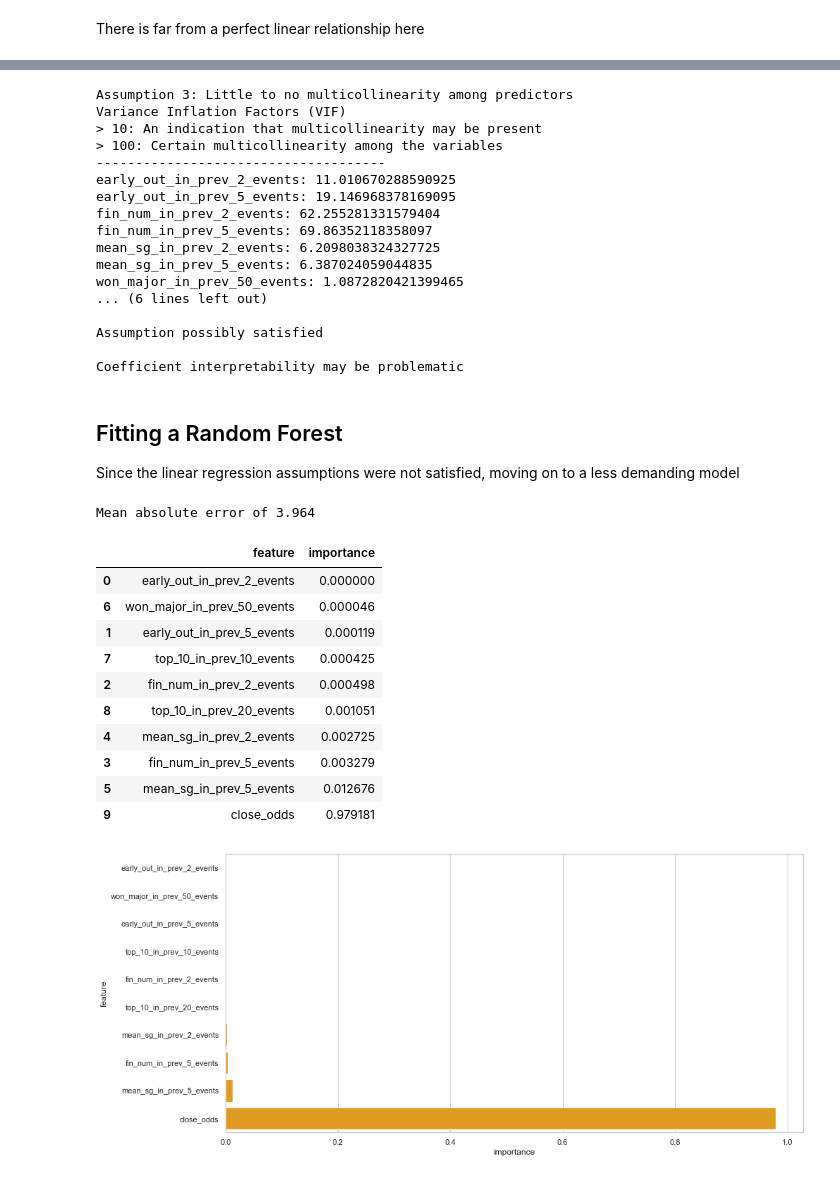
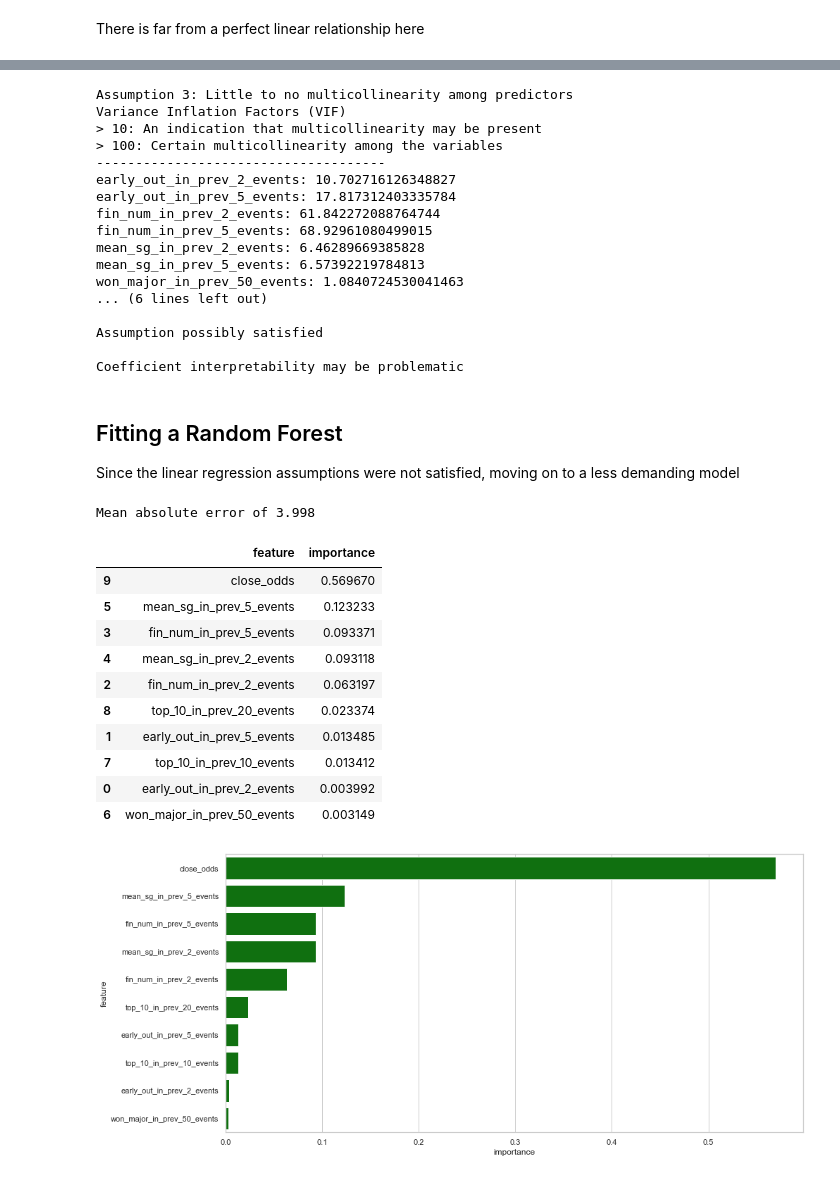
Before and after one commit to mtodisco10/data-golf, a Jupyter notebook: notebooks/Feature Eng & Training.ipynb, the cells around one changed output, grey strips where cells are left out. Cells and saved outputs as stored; diff of their text form; code cells hidden in the pictures.

Commit message:
Filling in missing odds data

```diff
--- a/notebooks/Feature Eng & Training.ipynb
+++ b/notebooks/Feature Eng & Training.ipynb
@@ -50,6 +54,14 @@ max_fin_dict = scores.groupby('year_event_id')['fin_num'].max().to_dict()
 scores['fin_num'] = np.where(scores.fin_text.isin(early_outs),
                              scores.year_event_id.map(max_fin_dict),
                              scores.fin_num)
+# %%
+#Filling in NULL close odds with avg per golfer
+mean_close_odds_per_golfer_dict = scores.groupby('dg_id')['close_odds'].mean().to_dict()
+scores['close_odds'] = np.where(pd.isnull(scores.close_odds),
+                                 scores.dg_id.map(mean_close_odds_per_golfer_dict),
+                                scores.close_odds)
+
+scores['close_odds'] = scores['close_odds'].fillna(scores.close_odds.quantile(.75))
 # %%
 #Creating a unique year/event/golfer identifier
 scores['year_event_golfer'] = (scores['year'].astype(str) +
@@ -291,13 +374,13 @@ Variance Inflation Factors (VIF)
 > 10: An indication that multicollinearity may be present
 > 100: Certain multicollinearity among the variables
 -------------------------------------
-early_out_in_prev_2_events: 11.010670288590925
-early_out_in_prev_5_events: 19.146968378169095
-fin_num_in_prev_2_events: 62.255281331579404
-fin_num_in_prev_5_events: 69.86352118358097
-mean_sg_in_prev_2_events: 6.2098038324327725
-mean_sg_in_prev_5_events: 6.387024059044835
-won_major_in_prev_50_events: 1.0872820421399465
+early_out_in_prev_2_events: 10.702716126348827
+early_out_in_prev_5_events: 17.817312403335784
+fin_num_in_prev_2_events: 61.842272088764744
+fin_num_in_prev_5_events: 68.92961080499015
+mean_sg_in_prev_2_events: 6.46289669385828
+mean_sg_in_prev_5_events: 6.57392219784813
+won_major_in_prev_50_events: 1.0840724530041463
 ... (6 lines left out)
 
 Assumption possibly satisfied
@@ -308,7 +391,7 @@ Coefficient interpretability may be problematic
 Since the linear regression assumptions were not satisfied, moving on to a less demanding model
 # %%
 #Instantiate a Random Forest for Regression
-rf = RandomForestRegressor(n_estimators=200, min_samples_split=2, max_depth=3)
+rf = RandomForestRegressor(n_estimators=300, min_samples_split=4, max_depth=10)
 
 #Split the data into training and testing
 X_train, X_test, y_train, y_test = train_test_split(X, y, test_size = .25, random_state = 42)
@@ -322,29 +405,29 @@ preds = rf.predict(X_test)
 mae = mean_absolute_error(y_test, preds).round(3)
 print(f'Mean absolute error of {mae}')
 # %% [output]
-Mean absolute error of 3.964
+Mean absolute error of 3.998
 # %%
 feat_imp_df = (pd.DataFrame({'feature': X_train.columns, 'importance': rf.feature_importances_})
-               .sort_values('importance')
+               .sort_values('importance', ascending=False)
               )
 # %%
 feat_imp_df
 # %% [output]
 |  | feature | importance |
-| 0 | early_out_in_prev_2_events | 0.000000 |
-| 6 | won_major_in_prev_50_events | 0.000046 |
-| 1 | early_out_in_prev_5_events | 0.000119 |
-| 7 | top_10_in_prev_10_events | 0.000425 |
-| 2 | fin_num_in_prev_2_events | 0.000498 |
-| 8 | top_10_in_prev_20_events | 0.001051 |
-| 4 | mean_sg_in_prev_2_events | 0.002725 |
-| 3 | fin_num_in_prev_5_events | 0.003279 |
-| 5 | mean_sg_in_prev_5_events | 0.012676 |
-| 9 | close_odds | 0.979181 |
+| 9 | close_odds | 0.569670 |
+| 5 | mean_sg_in_prev_5_events | 0.123233 |
+| 3 | fin_num_in_prev_5_events | 0.093371 |
+| 4 | mean_sg_in_prev_2_events | 0.093118 |
+| 2 | fin_num_in_prev_2_events | 0.063197 |
+| 8 | top_10_in_prev_20_events | 0.023374 |
+| 1 | early_out_in_prev_5_events | 0.013485 |
+| 7 | top_10_in_prev_10_events | 0.013412 |
+| 0 | early_out_in_prev_2_events | 0.003992 |
+| 6 | won_major_in_prev_50_events | 0.003149 |
 # %%
-sns.barplot(x ='importance', y='feature', data=feat_imp_df, color='orange');
+sns.barplot(x ='importance', y='feature', data=feat_imp_df, color='green');
 # %% [output]
-[figure, old version]
+[figure, new version]
 # %%
 #Save the RF model
 pickle.dump(rf, open("../models/rf_model.pkl", "wb"))
```
Also changed, not shown: parts of 23 cells of this notebook, 6 other files.
